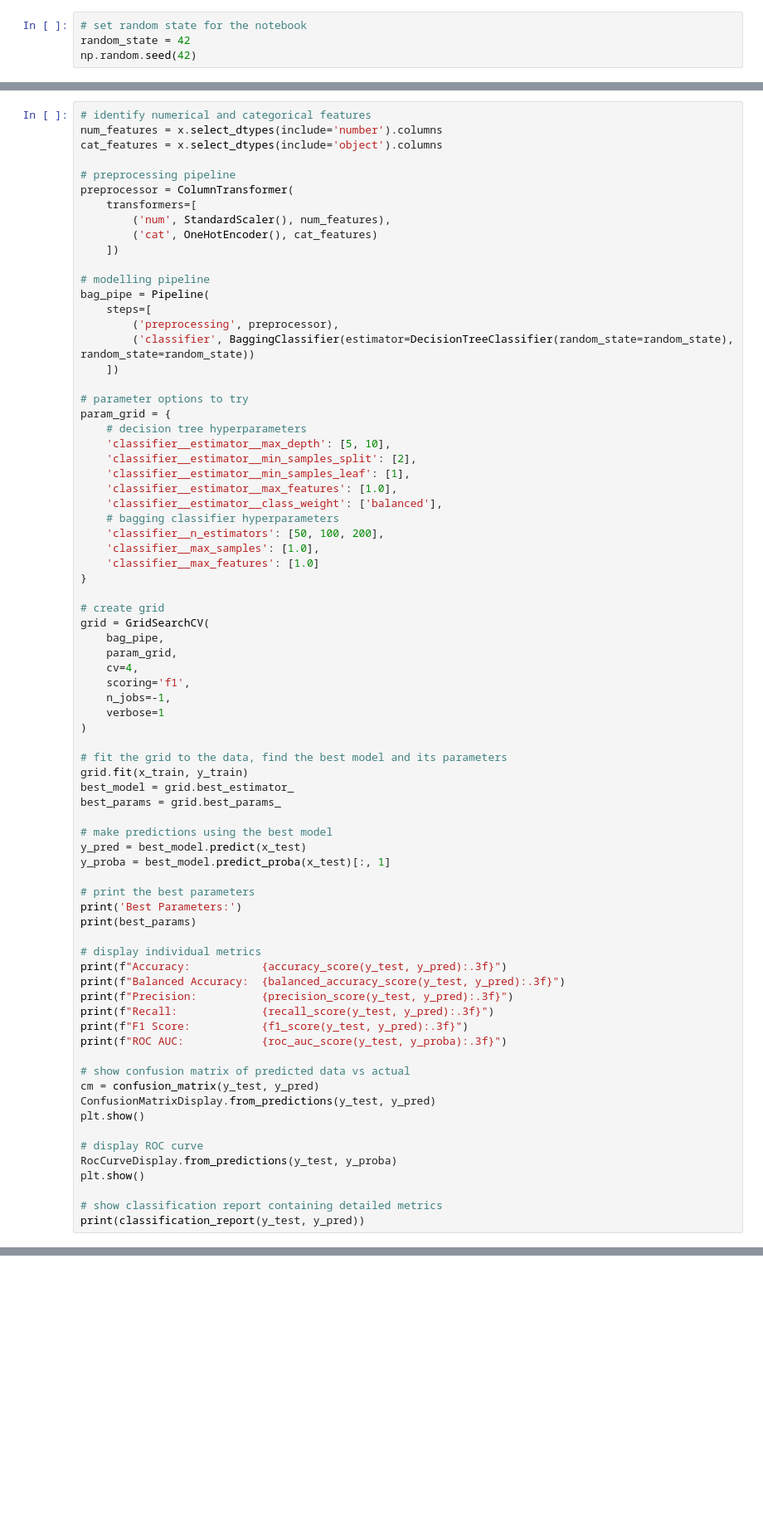
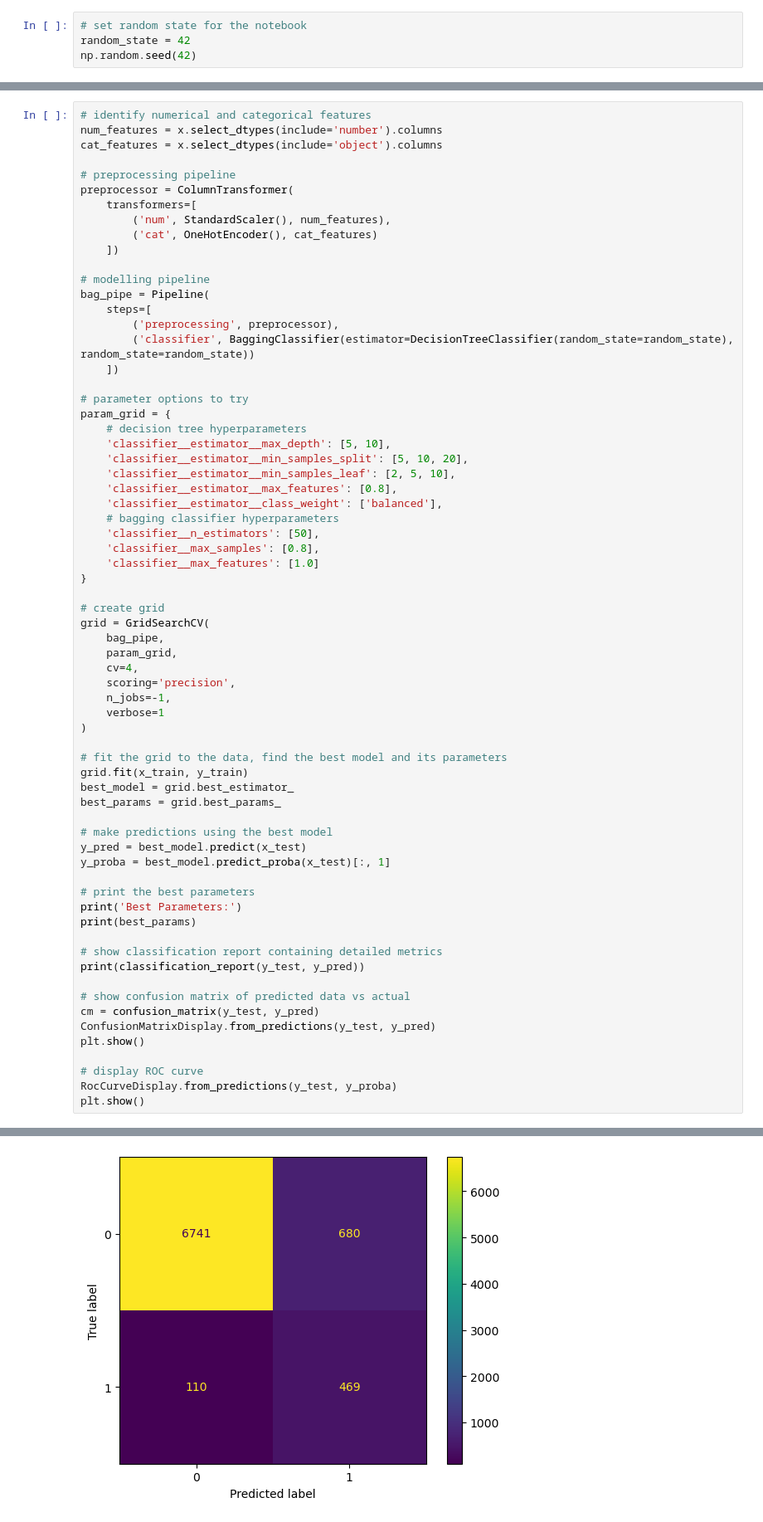
Before and after one commit to mattclark186/uyBvjh22fVpcb3UX, a Jupyter notebook: notebooks/modeling/bagging_classifier.ipynb, the cells around one changed output, grey strips where cells are left out. Shown at 83% size. Cells and saved outputs as stored; diff of their text form; blank space fills up the shorter version.

Commit message:
Summarising bagging_classifier

```diff
--- a/notebooks/modeling/bagging_classifier.ipynb
+++ b/notebooks/modeling/bagging_classifier.ipynb
@@ -73,13 +86,13 @@ bag_pipe = Pipeline(
 param_grid = {
     # decision tree hyperparameters
     'classifier__estimator__max_depth': [5, 10],
-    'classifier__estimator__min_samples_split': [2],
-    'classifier__estimator__min_samples_leaf': [1],
-    'classifier__estimator__max_features': [1.0],
+    'classifier__estimator__min_samples_split': [5, 10, 20],
+    'classifier__estimator__min_samples_leaf': [2, 5, 10],
+    'classifier__estimator__max_features': [0.8],
     'classifier__estimator__class_weight': ['balanced'],
     # bagging classifier hyperparameters
-    'classifier__n_estimators': [50, 100, 200],
-    'classifier__max_samples': [1.0],
+    'classifier__n_estimators': [50],
+    'classifier__max_samples': [0.8],
     'classifier__max_features': [1.0]
 }
 
@@ -88,7 +101,7 @@ grid = GridSearchCV(
     bag_pipe,
     param_grid,
     cv=4,
-    scoring='f1',
+    scoring='precision',
     n_jobs=-1,
     verbose=1
 )
@@ -106,13 +119,8 @@ y_proba = best_model.predict_proba(x_test)[:, 1]
 print('Best Parameters:')
 print(best_params)
 
-# display individual metrics
-print(f"Accuracy:           {accuracy_score(y_test, y_pred):.3f}")
-print(f"Balanced Accuracy:  {balanced_accuracy_score(y_test, y_pred):.3f}")
-print(f"Precision:          {precision_score(y_test, y_pred):.3f}")
-print(f"Recall:             {recall_score(y_test, y_pred):.3f}")
-print(f"F1 Score:           {f1_score(y_test, y_pred):.3f}")
-print(f"ROC AUC:            {roc_auc_score(y_test, y_proba):.3f}")
+# show classification report containing detailed metrics
+print(classification_report(y_test, y_pred))
 
 # show confusion matrix of predicted data vs actual
 cm = confusion_matrix(y_test, y_pred)
@@ -122,7 +130,4 @@ plt.show()
 # display ROC curve
 RocCurveDisplay.from_predictions(y_test, y_proba)
 plt.show()
-
-# show classification report containing detailed metrics
-print(classification_report(y_test, y_pred))
 # %% [output]
@@ -129,0 +145 @@ Fitting 4 folds for each of 6 candidates, totalling 24 fits
+[figure, added]
```
Also changed, not shown: parts of 2 cells of this notebook.
